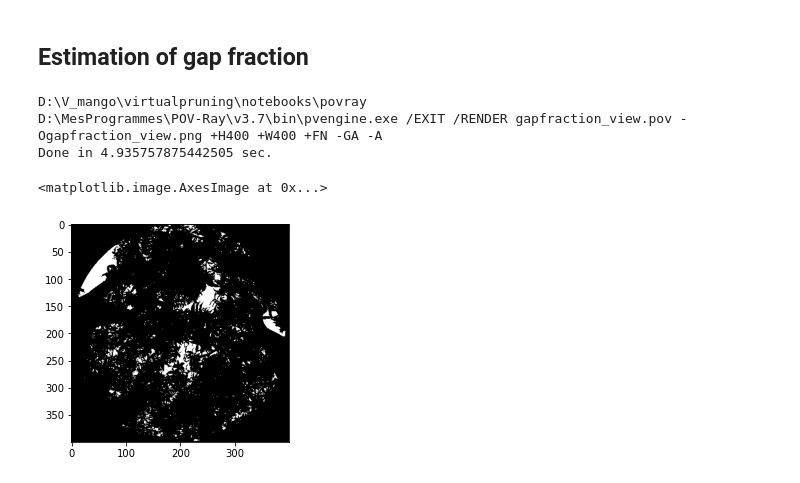
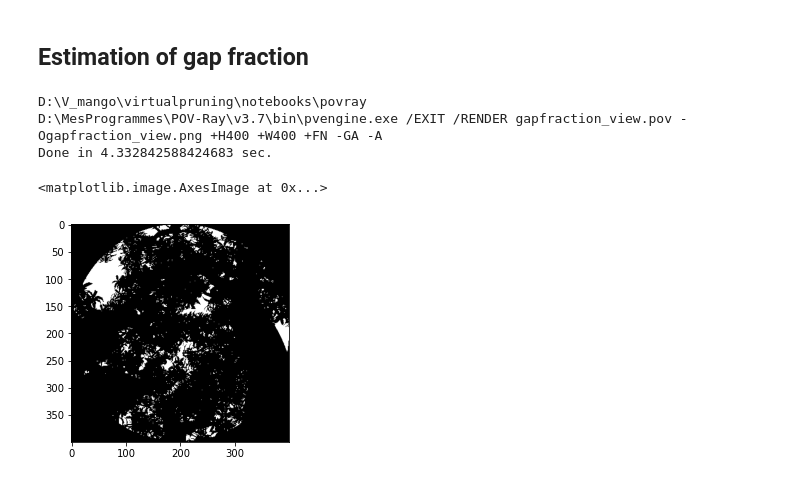
Before and after one commit to fredboudon/virtualpruning, a Jupyter notebook: notebooks/virtualpruning-gapfraction.ipynb, the cells around one changed output. Saved outputs shown, nothing was run; the diff lists cells and outputs as text; code cells hidden in the pictures.

```diff
--- a/notebooks/virtualpruning-gapfraction.ipynb
+++ b/notebooks/virtualpruning-gapfraction.ipynb
@@ -29,12 +29,12 @@ from pruning import *
 import gapfraction; reload(gapfraction)
 from gapfraction import *
 # %%
-img = generate(g, camheight=150, debug=True)
+img = generate(g, camheight = 120, debug=True)
 imshow(img)
 # %% [output]
 D:\V_mango\virtualpruning\notebooks\povray
 D:\MesProgrammes\POV-Ray\v3.7\bin\pvengine.exe /EXIT /RENDER gapfraction_view.pov -Ogapfraction_view.png +H400 +W400 +FN -GA -A
-Done in 4.935757875442505 sec.
+Done in 4.332842588424683 sec.
 <matplotlib.image.AxesImage at 0x...>
-[figure, old version]
+[figure, new version]
 # %%
```
Also changed, not shown: parts of 12 cells of this notebook.
